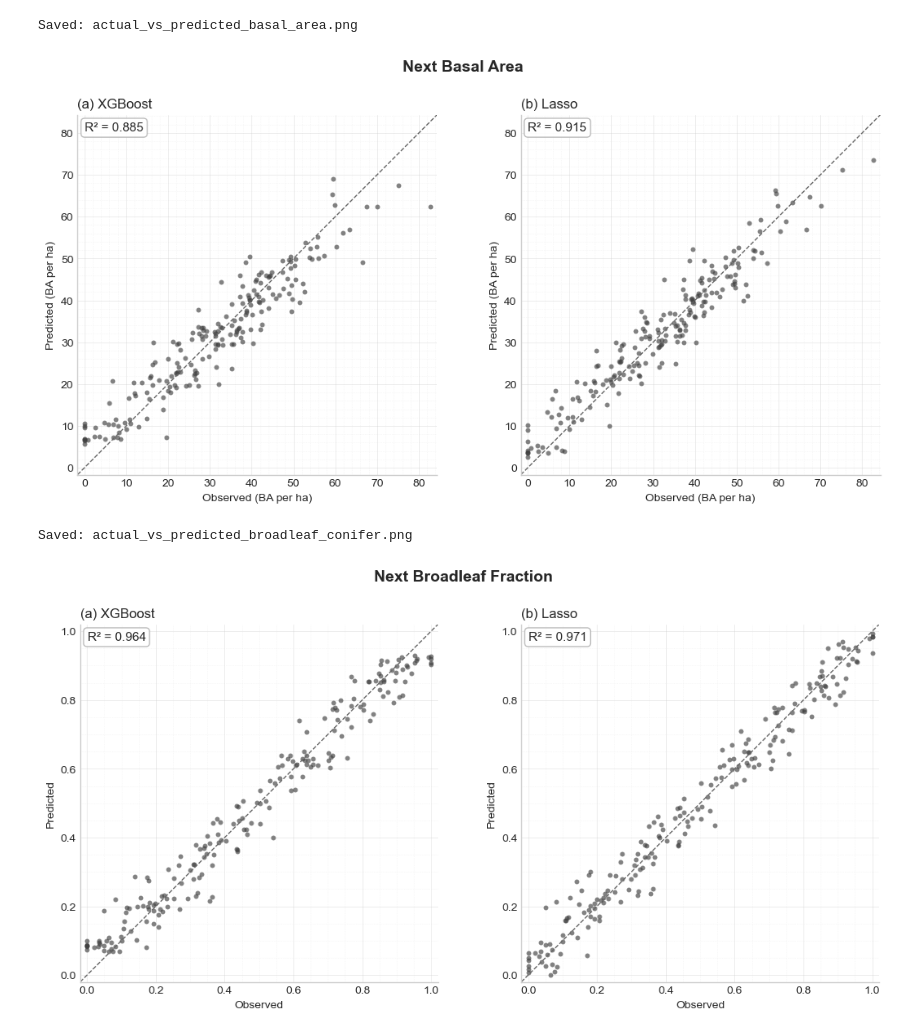
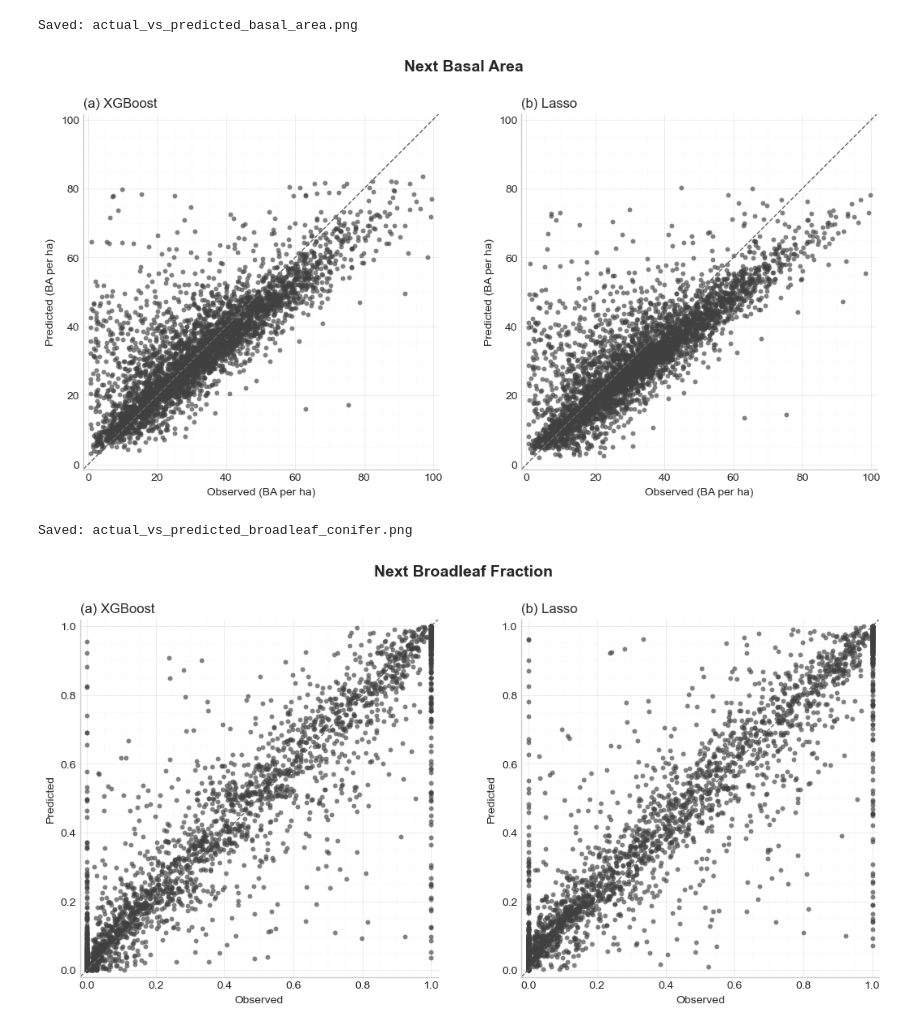
Before and after one commit to drdrddrd/BABF-forecasting, a Jupyter notebook: notebooks/model_evaluation.ipynb, the cells around one changed output. Saved outputs shown, nothing was run; the diff lists cells and outputs as text; code cells hidden in the pictures.

Commit message:
remove R2 from plot

```diff
--- a/notebooks/model_evaluation.ipynb
+++ b/notebooks/model_evaluation.ipynb
@@ -18,7 +18,7 @@ np.random.seed(35)
 # --- Configuration ---
 
 # Define the file path to the dataset
-FILE_PATH = '../data/preprocessed/final_nfi_ch2018_merged/MOCK_DATA_RCP45.csv'
+FILE_PATH = '../data/preprocessed/final_nfi_ch2018_merged/NFI_with_Climate_Averages_RCP45.csv'
 
 # Define features and targets
 FEATURES = [
@@ -454,44 +472,44 @@ def plot_observed_vs_predicted(plot_data):
             ax.set_aspect('equal', adjustable='box')
             ax.set_xlim(lo, hi); ax.set_ylim(lo, hi)
 
             # Conditionally add the unit based on the target
             if target == 'BASFPH_next_INVNR':  # Basal area (BA per ha)
                 ax.set_xlabel('Observed (BA per ha)')
                 ax.set_ylabel('Predicted (BA per ha)')
                 ax.set_title(f"{panel_title}", loc='left', fontsize=12)
             else:  # Broadleaf Fraction
                 ax.set_xlabel('Observed')
                 ax.set_ylabel('Predicted')
                 ax.set_title(f"{panel_title}", loc='left', fontsize=12)
 
             # coordinate raster (grid)
             ax.xaxis.set_minor_locator(AutoMinorLocator())
             ax.yaxis.set_minor_locator(AutoMinorLocator())
             ax.set_axisbelow(True)  # grid behind points
             ax.grid(True, which='major', linewidth=0.7, alpha=0.35)
             ax.grid(True, which='minor', linestyle=':', linewidth=0.5, alpha=0.25)
 
-            # stats box
-            r2 = r2_score(y, pred)
-            stats_text = f"R² = {r2:.3f}"
-            ax.text(0.02, 0.98, stats_text,
-                    transform=ax.transAxes, va='top', ha='left', fontsize=11,
-                    bbox=dict(facecolor='white', edgecolor='0.7', alpha=0.9,
-                            boxstyle='round,pad=0.3'))
-
+#            # stats box
+#            r2 = r2_score(y, pred)
+#            stats_text = f"R² = {r2:.3f}"
+#            ax.text(0.02, 0.98, stats_text,
+#                    transform=ax.transAxes, va='top', ha='left', fontsize=11,
+#                    bbox=dict(facecolor='white', edgecolor='0.7', alpha=0.9,
+#                            boxstyle='round,pad=0.3'))
+#
         plt.tight_layout(pad=1.1, rect=[0, 0, 1, 0.95])
         fig.savefig( "../figures/model_eval/" + cfg['file'], dpi=600, bbox_inches='tight')
 
         print(f"Saved: {cfg['file']}")
         plt.show()
 
 # Run
 plot_observed_vs_predicted(plot_data)
 # %% [output]
 Saved: actual_vs_predicted_basal_area.png
-[figure, old version]
+[figure, new version]
 Saved: actual_vs_predicted_broadleaf_conifer.png
-[figure, old version]
+[figure, new version]
 # %%
 # Plot feature importances for for each target and model
 
```
Also changed, not shown: parts of 3 cells of this notebook.
